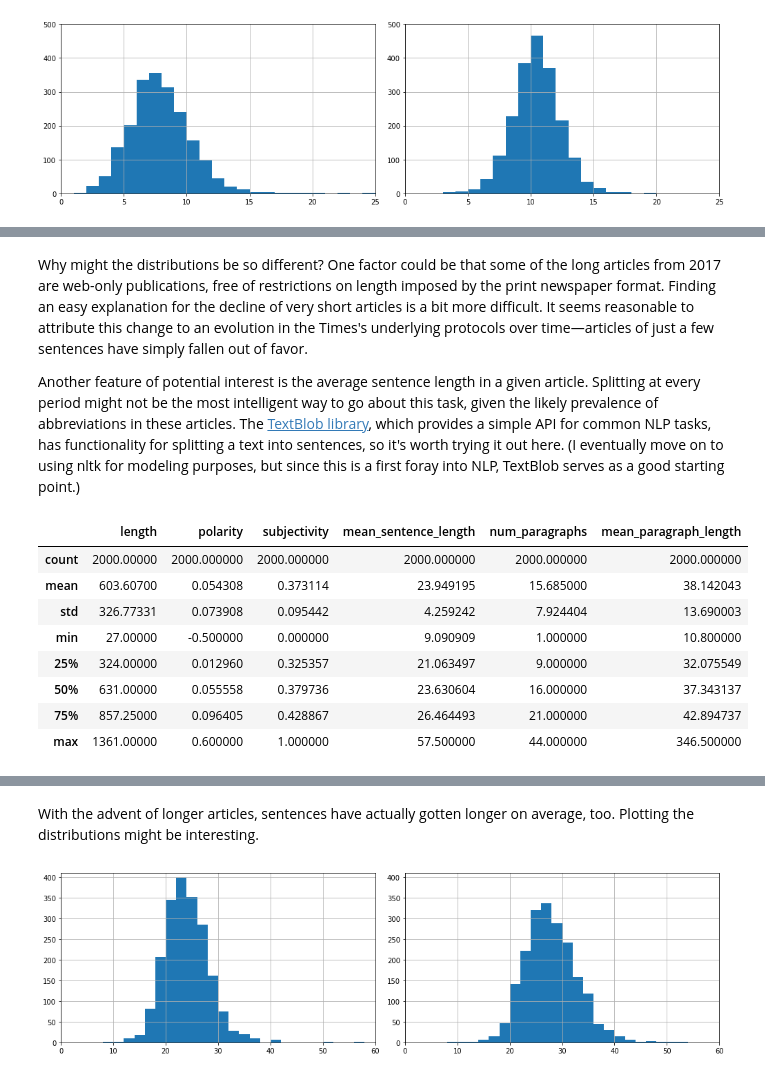
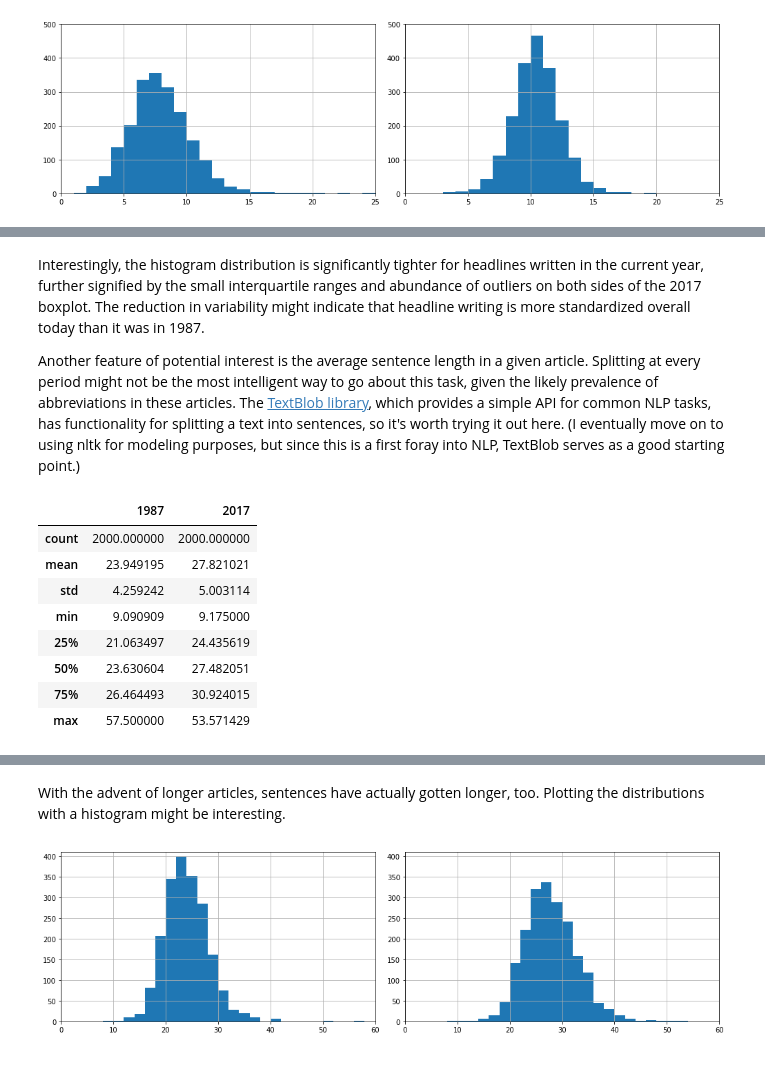
Before and after one commit to alisharifi2000/nyt-analysis, a Jupyter notebook: times.ipynb, the cells around one changed output, grey strips where cells are left out. Cells and saved outputs as stored; diff of their text form; code cells hidden in the pictures.

```diff
--- a/times.ipynb
+++ b/times.ipynb
@@ -235,3 +137,17 @@ def get_text(df):
 
 # df_1987 = get_text(df_1987)
 df_2017 = get_text(df_2017)
+# %%
+def get_problem_indices(df):
+    problem_indices = []
+    for idx, article in df.iterrows():
+        length = len(article['text'])
+        if length < 100:
+            print('Length {} at URL {}: {}'.format(length, idx, article['web_url']))
+            problem_indices.append(idx)
+    return problem_indices
+
+print('1987')
+problem_indices_1987 = get_problem_indices(df_1987)
+print('2017')
+problem_indices_2017 = get_problem_indices(df_2017)
@@ -263,14 +169,0 @@ df_2017.to_pickle('df_2017.pickle')
-# %%
-df_1987 = pd.read_pickle('df_1987.pickle')
-df_2017 = pd.read_pickle('df_2017.pickle')
-# %%
-# temp - remove when rerun above
-
-problem_indices = []
-for idx, article in df_2017.iterrows():
-    length = len(article['text'])
-    if length < 10:
-        print('Length {} at URL {}: {}'.format(length, idx, article['web_url']))
-        problem_indices.append(idx)
-
-problem_indices
@@ -288,17 +170,17 @@ Length 0 at URL 1612: https://www.nytimes.com/2017/06/25/us/extreme-heat-scorche
 # %%
 session = requests.Session()
 p_class = "Paragraph-paragraph--2eXNE OakElement-paragraph--2e5h2 OakElement-left--2eGEj OakElement-toneFeature--uJSyt OakParagraph-headerHasNoLedeMedia--1Uoi7"
-for idx in problem_indices:
+for idx in problem_indices_2017:
     url = df_2017.iloc[idx]['web_url']
     req = session.get(url)
-    soup = BeautifulSoup(req.text)
+    soup = BeautifulSoup(req.text, 'html5lib')
     paragraphs = soup.find_all('p', class_ = p_class)
 
     txt = ''
     for p in paragraphs:
         txt += p.getText() + "\n" # 2017
 
-    print(len(txt.split()))
+    print(len(txt))
 
     df_2017.set_value(idx, 'text', txt)
 # %% [output]
@@ -403,26 +287,30 @@ https://www.nytimes.com/1987/12/28/world/new-zealand-fire-kills-3.html
 # %% [markdown]
-Why might the distributions be so different? One factor could be that some of the long articles from 2017 are web-only publications, free of restrictions on length imposed by the print newspaper format. Finding an easy explanation for the decline of very short articles is a bit more difficult. It seems reasonable to attribute this change to an evolution in the Times's underlying protocols over time—articles of just a few sentences have simply fallen out of favor.
+Interestingly, the histogram distribution is significantly tighter for headlines written in the current year, further signified by the small interquartile ranges and abundance of outliers on both sides of the 2017 boxplot. The reduction in variability might indicate that headline writing is more standardized overall today than it was in 1987.
 
 Another feature of potential interest is the average sentence length in a given article. Splitting at every period might not be the most intelligent way to go about this task, given the likely prevalence of abbreviations in these articles. The [TextBlob library](https://textblob.readthedocs.io/en/dev/), which provides a simple API for common NLP tasks, has functionality for splitting a text into sentences, so it's worth trying it out here. (I eventually move on to using nltk for modeling purposes, but since this is a first foray into NLP, TextBlob serves as a good starting point.)
 # %%
 def get_mean_sentence_length(text):
     sentences = TextBlob(text).sentences
     lengths = []
     for s in sentences:
         lengths.append(len(s.words))
     return sum(lengths) / len(lengths)
 
 df_1987['mean_sentence_length'] = df_1987['text'].map(get_mean_sentence_length)
 df_2017['mean_sentence_length'] = df_2017['text'].map(get_mean_sentence_length)
-display(df_1987.describe())
-display(df_2017.describe())
+
+combined_sentences = pd.concat([df_1987['mean_sentence_length'], df_2017['mean_sentence_length']],
+                                axis=1,
+                                keys=['1987', '2017'])
+
+display(combined_sentences.describe())
 # %% [output]
-|  | length | polarity | subjectivity | mean_sentence_length | num_paragraphs | mean_paragraph_length |
-| count | 2000.00000 | 2000.000000 | 2000.000000 | 2000.000000 | 2000.000000 | 2000.000000 |
-| mean | 603.60700 | 0.054308 | 0.373114 | 23.949195 | 15.685000 | 38.142043 |
-| std | 326.77331 | 0.073908 | 0.095442 | 4.259242 | 7.924404 | 13.690003 |
-| min | 27.00000 | -0.500000 | 0.000000 | 9.090909 | 1.000000 | 10.800000 |
-| 25% | 324.00000 | 0.012960 | 0.325357 | 21.063497 | 9.000000 | 32.075549 |
-| 50% | 631.00000 | 0.055558 | 0.379736 | 23.630604 | 16.000000 | 37.343137 |
-| 75% | 857.25000 | 0.096405 | 0.428867 | 26.464493 | 21.000000 | 42.894737 |
-| max | 1361.00000 | 0.600000 | 1.000000 | 57.500000 | 44.000000 | 346.500000 |
+|  | 1987 | 2017 |
+| count | 2000.000000 | 2000.000000 |
+| mean | 23.949195 | 27.821021 |
+| std | 4.259242 | 5.003114 |
+| min | 9.090909 | 9.175000 |
+| 25% | 21.063497 | 24.435619 |
+| 50% | 23.630604 | 27.482051 |
+| 75% | 26.464493 | 30.924015 |
+| max | 57.500000 | 53.571429 |
@@ -438,5 +317,5 @@ display(df_2017.describe())
 # %% [markdown]
-With the advent of longer articles, sentences have actually gotten longer on average, too. Plotting the distributions might be interesting.
+With the advent of longer articles, sentences have actually gotten longer, too. Plotting the distributions with a histogram might be interesting.
 # %%
 def plot_subplots(series, axis, my_color):
     axis.hist(series, bins=np.linspace(0, 60, 31)) # bucket size of 2
```
Also changed, not shown: parts of 93 cells of this notebook.
